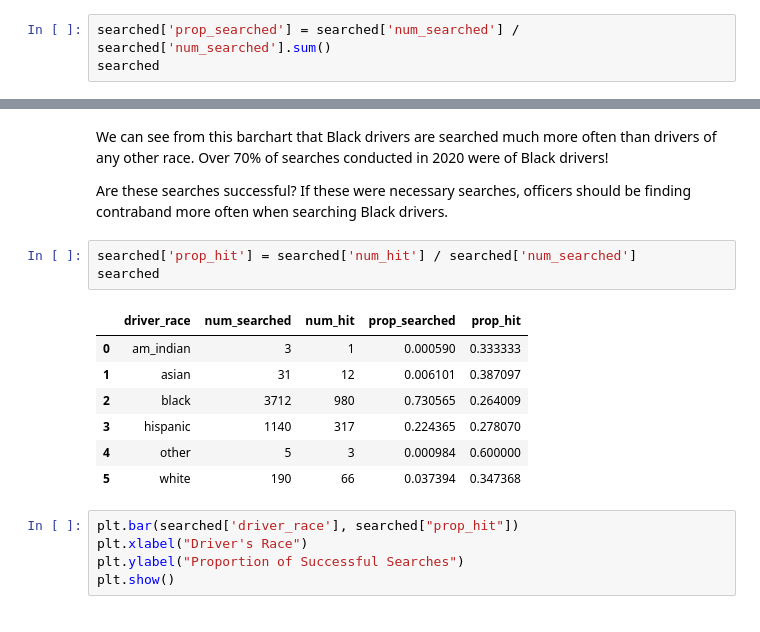
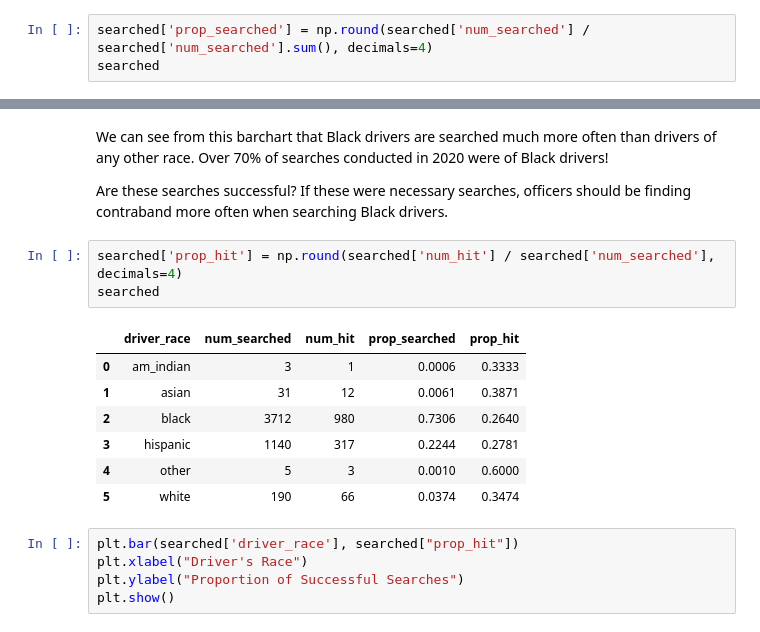
Before and after one commit to uchicago-dsi/textbook-datascience-1, a Jupyter notebook: textbook/16/2/investigation.ipynb, the cells around one changed output, grey strips where cells are left out. Cells and saved outputs as stored; diff of their text form.

```diff
--- a/textbook/16/2/investigation.ipynb
+++ b/textbook/16/2/investigation.ipynb
@@ -303,7 +317,7 @@ searched
 # %% [markdown]
 Again, let's convert counts to proportions. For number of searches, we will convert to proportion of total searches. For number of hits, we will convert to proportion of searches that resulted in a hit.
 # %%
-searched['prop_searched'] = searched['num_searched'] / searched['num_searched'].sum()
+searched['prop_searched'] = np.round(searched['num_searched'] / searched['num_searched'].sum(), decimals=4)
 searched
 # %% [output]
 |  | driver_race | num_searched | num_hit | prop_searched |
@@ -325,16 +339,16 @@ We can see from this barchart that Black drivers are searched much more often th
 
 Are these searches successful? If these were necessary searches, officers should be finding contraband more often when searching Black drivers.
 # %%
-searched['prop_hit'] = searched['num_hit'] / searched['num_searched']
+searched['prop_hit'] = np.round(searched['num_hit'] / searched['num_searched'], decimals=4)
 searched
 # %% [output]
 |  | driver_race | num_searched | num_hit | prop_searched | prop_hit |
-| 0 | am_indian | 3 | 1 | 0.000590 | 0.333333 |
-| 1 | asian | 31 | 12 | 0.006101 | 0.387097 |
-| 2 | black | 3712 | 980 | 0.730565 | 0.264009 |
-| 3 | hispanic | 1140 | 317 | 0.224365 | 0.278070 |
-| 4 | other | 5 | 3 | 0.000984 | 0.600000 |
-| 5 | white | 190 | 66 | 0.037394 | 0.347368 |
+| 0 | am_indian | 3 | 1 | 0.0006 | 0.3333 |
+| 1 | asian | 31 | 12 | 0.0061 | 0.3871 |
+| 2 | black | 3712 | 980 | 0.7306 | 0.2640 |
+| 3 | hispanic | 1140 | 317 | 0.2244 | 0.2781 |
+| 4 | other | 5 | 3 | 0.0010 | 0.6000 |
+| 5 | white | 190 | 66 | 0.0374 | 0.3474 |
 # %%
 plt.bar(searched['driver_race'], searched["prop_hit"])
 plt.xlabel("Driver's Race")
```
Also changed, not shown: parts of 22 cells of this notebook, 1 other file.
